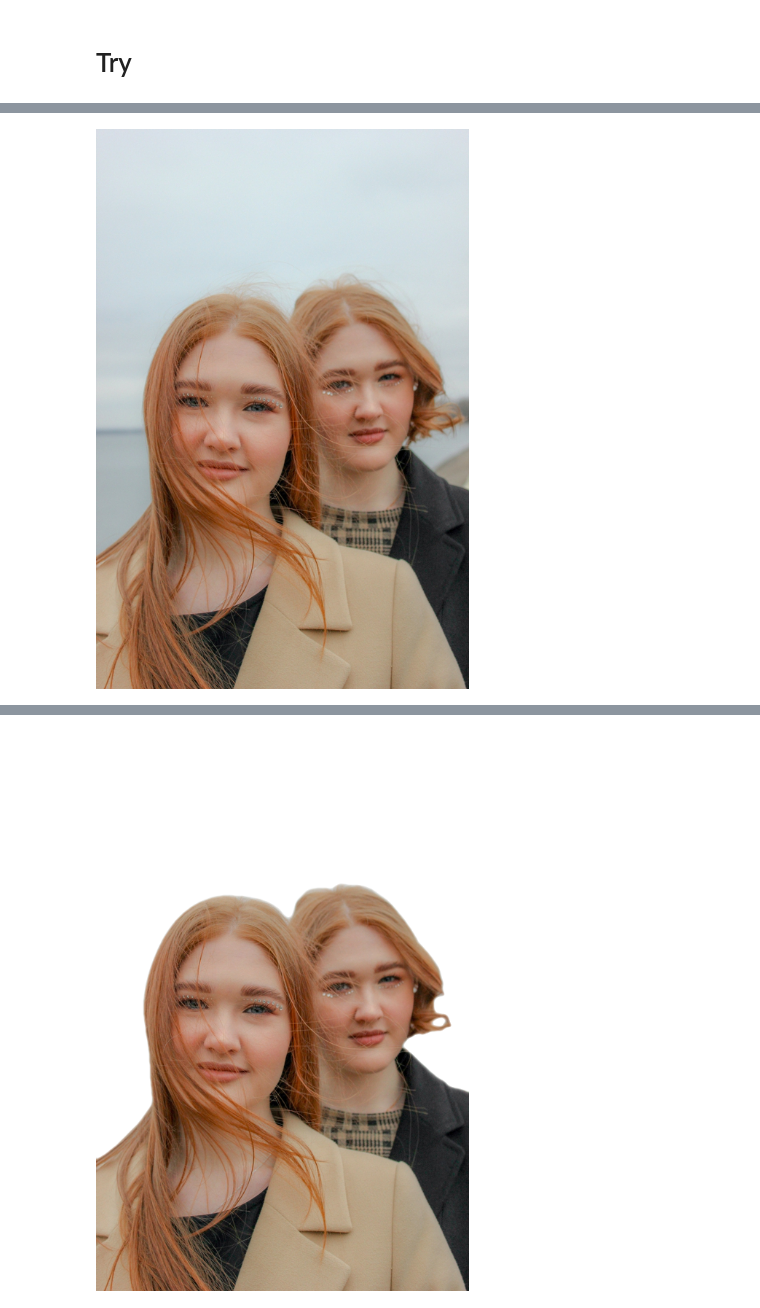
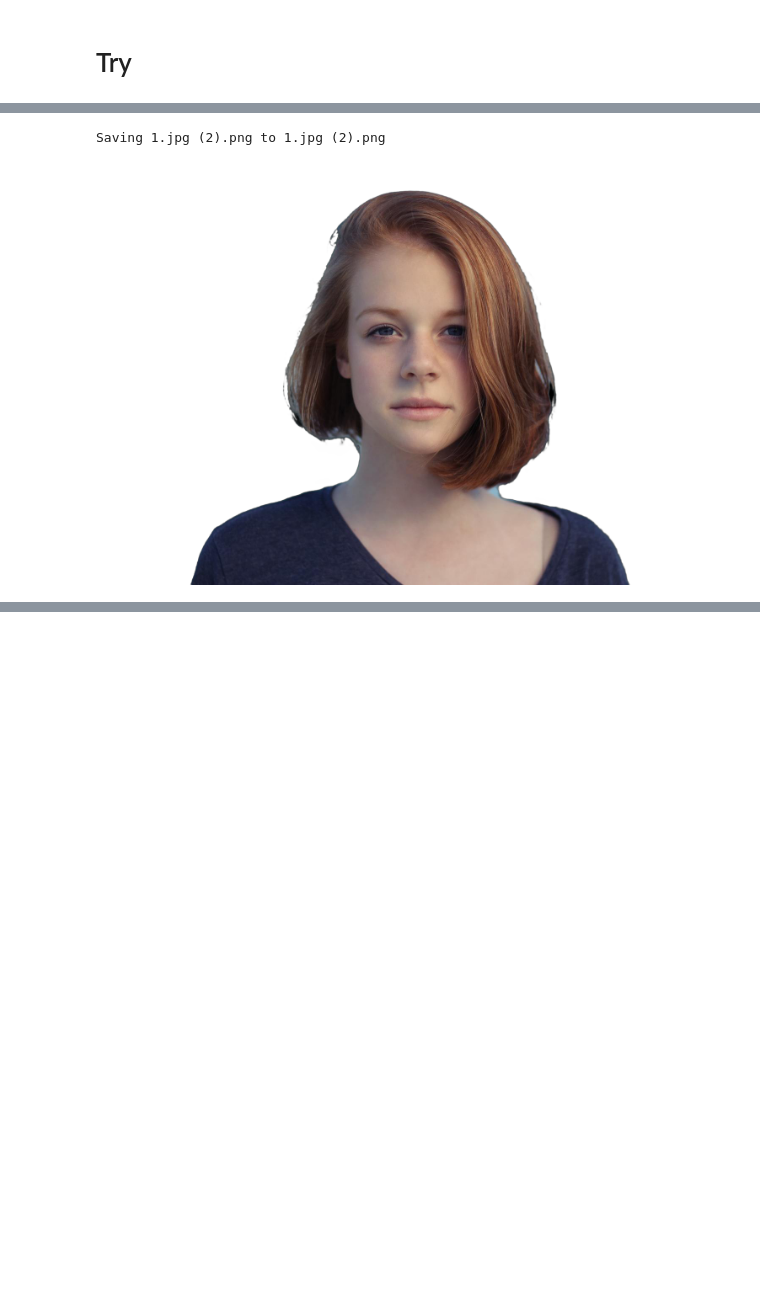
Before and after one commit to susheelsk/image-background-removal, a Jupyter notebook: docs/other/try.ipynb, the cells around one changed output, grey strips where cells are left out. Drawn from its saved outputs; the diff is of its cells as text; code cells hidden in the pictures; blank space fills up the shorter version.

Commit message:
Update workflows Update colab notebook

```diff
--- a/docs/other/try.ipynb
+++ b/docs/other/try.ipynb
@@ -32,24 +76,32 @@ Setup finished! :)
 # %%
-#@title Try it yourself
-#@markdown Choose a model and algorithms to improve the result
-img_url = 'https://github.com/OPHoperHPO/image-background-remove-tool/raw/master/docs/imgs/input/4.jpg'  #@param {type: "string"}
+#@title ## Upload files from local file system
+#@markdown > Run the cell so that the file selection button appears
+#@markdown ### Choose a model and algorithms to improve the result
 preprocessing = "None" #@param ["None", "bbd-fastrcnn", "bbmd-maskrcnn"] {allow-input: false}
 model_name = "u2net" #@param ["u2net", "basnet", "u2netp", "deeplabv3"] {allow-input: false}
 postprocessing = "fba" #@param ["fba", "rtb-bnb", "rtb-bnb2", "No"] {allow-input: false}
-!wget -q -O ./1.jpg "$img_url"  > /dev/null
-
+#@markdown ### Other settings
+display_output = True #@param {type:"boolean"}
+download_output = False #@param {type:"boolean"}
+enable_verbose = True #@param {type:"boolean"}
 from IPython.display import display
 from PIL import Image
 import os
+from google.colab import files
+uploaded = files.upload()
 
-
-display(Image.open("./1.jpg"))
-if os.path.exists("./1.jpg"):
-  f = "1.jpg"
-  !python main.py -i ./1.jpg -o ./2.png -m $model_name -prep $preprocessing -postp $postprocessing
-  image = Image.open("./2.png")
-  new = Image.new("RGB", image.size, (255, 255, 255))
-  new.paste(image, (0,0), image)
-  display(new)
-  display(image)
+for fn in uploaded.keys():
+  if os.path.exists("./{}".format(fn)):
+    out = fn+'.png'
+    if not enable_verbose:
+      !python main.py -i './$fn' -o './$out' -m $model_name -pre $preprocessing -post $postprocessing >&- 2>&-
+    else:
+      !python main.py -i './$fn' -o './$out' -m $model_name -pre $preprocessing -post $postprocessing
+    if os.path.exists(fn+".png"):
+      if display_output:
+        display(Image.open(fn+".png"))
+      if download_output:
+        files.download(fn+'.png')
+  else:
+    raise Exception("Unable to process uploaded file: {}".format(fn))
 # %% [output]
@@ -56 +109,2 @@ if os.path.exists("./1.jpg"):
+Saving 1.jpg (2).png to 1.jpg (2).png
-[figure, old version]
+[figure, new version]
@@ -59 +110,0 @@ Downloading /root/.mxnet/models/faster_rcnn_resnet50_v1b_voc-447328d8.zip from h
-[figure, removed]
```
Also changed, not shown: parts of 4 cells of this notebook, 6 other files.
